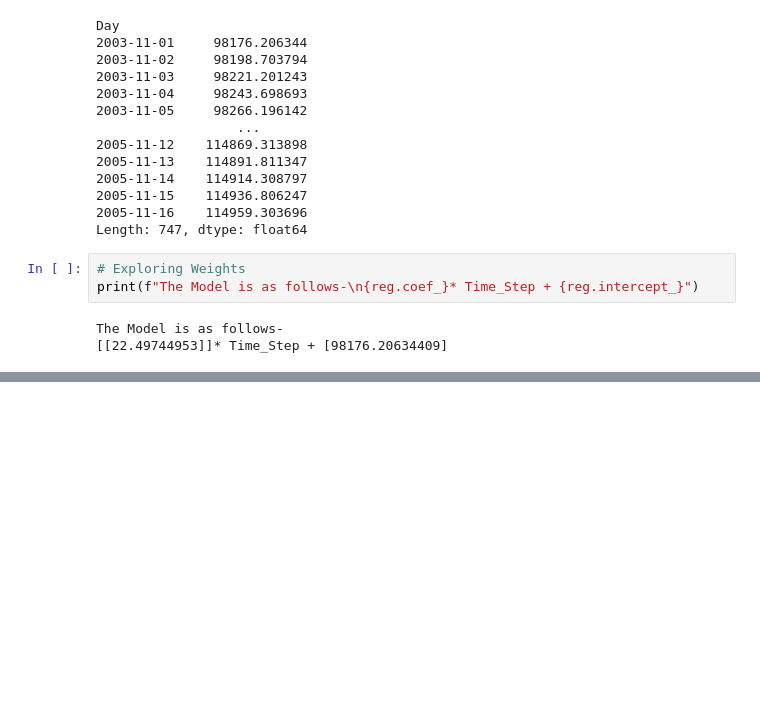
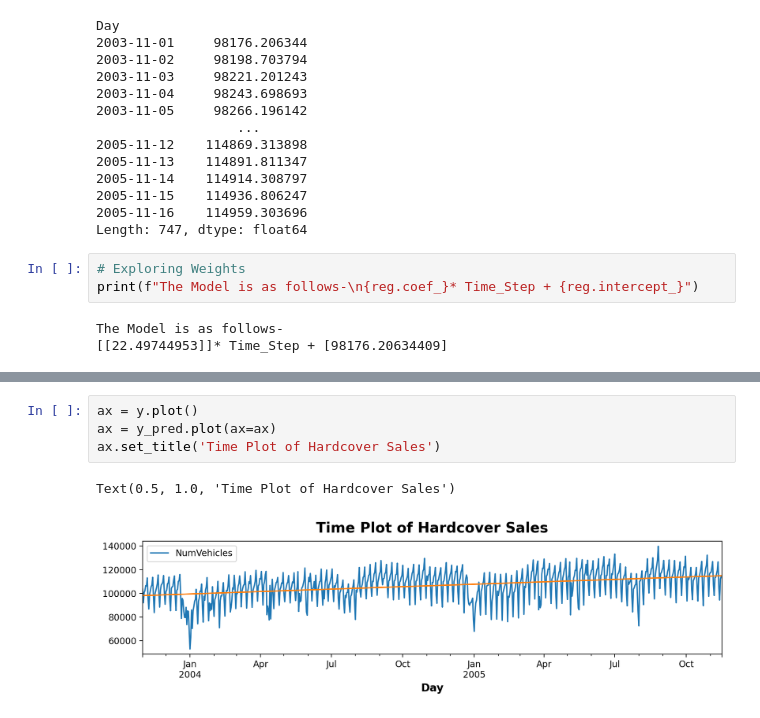
Before and after one commit to pb319/Time_Trekking, a Jupyter notebook: Lesson1/practice.ipynb, the cells around one changed output, grey strips where cells are left out. Drawn from its saved outputs; the diff is of its cells as text; blank space fills up the shorter version.

Commit message:
Plot Added

```diff
--- a/Lesson1/practice.ipynb
+++ b/Lesson1/practice.ipynb
@@ -145,0 +156,7 @@ The Model is as follows-
+# %%
+ax = y.plot()
+ax = y_pred.plot(ax=ax)
+ax.set_title('Time Plot of Hardcover Sales')
+# %% [output]
+Text(0.5, 1.0, 'Time Plot of Hardcover Sales')
+[figure, added]
```
Also changed, not shown: parts of 1 cell of this notebook.
